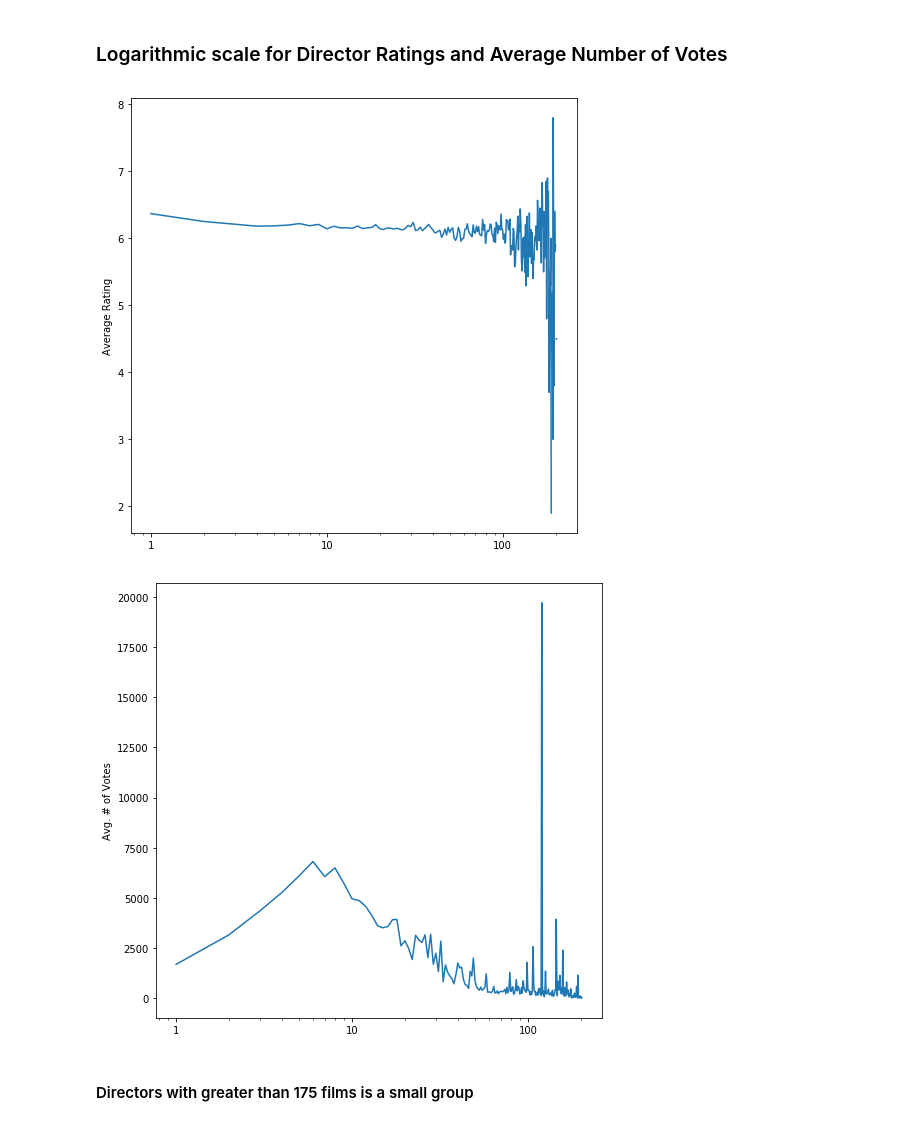
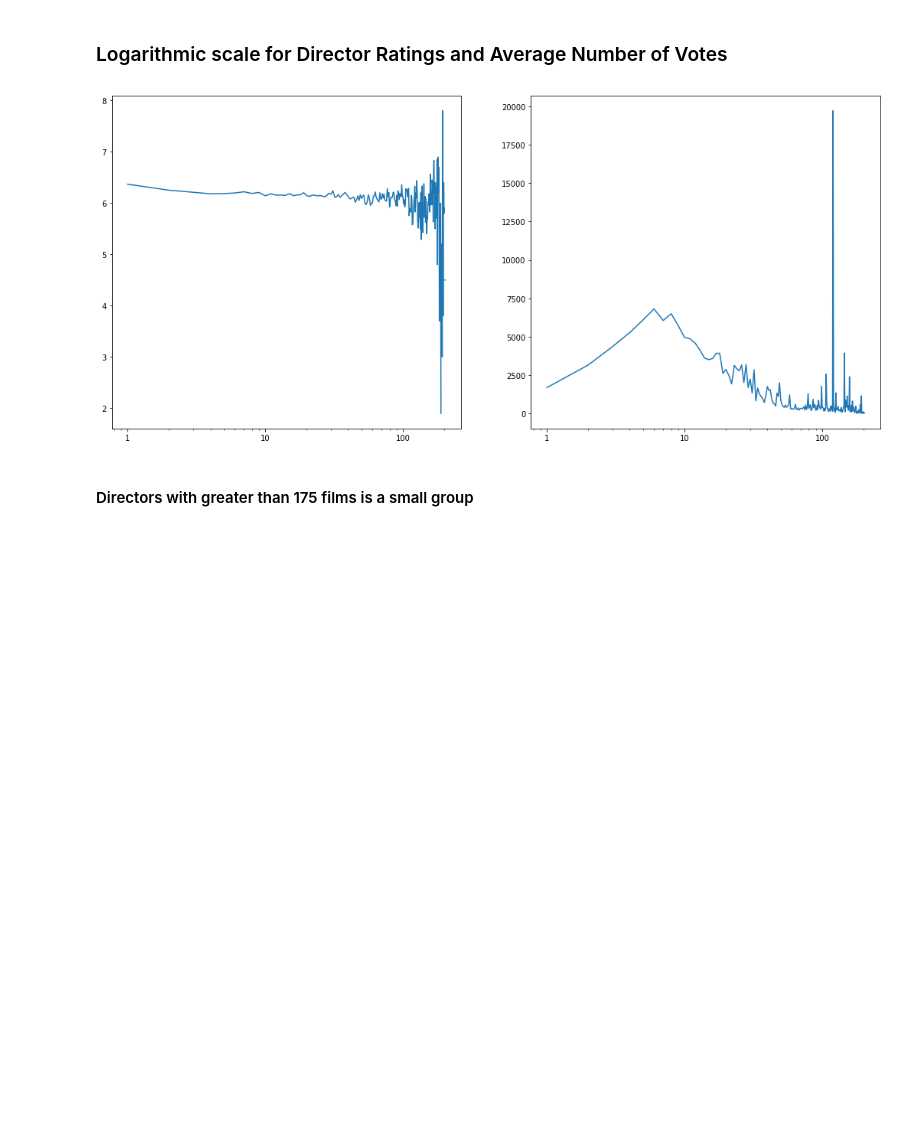
Before and after one commit to kylemcorliss/Thinkful, a Jupyter notebook: Fundamentals_Capstone/Capstone_IMDB_ratings.ipynb, the cells around one changed output. Cells and saved outputs as stored; diff of their text form; code cells hidden in the pictures; blank space fills up the shorter version.

```diff
--- a/Fundamentals_Capstone/Capstone_IMDB_ratings.ipynb
+++ b/Fundamentals_Capstone/Capstone_IMDB_ratings.ipynb
@@ -350,24 +352,19 @@ Not pictured here, but if you start to look at the top 200 or top 300 directors
 # %% [markdown]
 ### Logarithmic scale for Director Ratings and Average Number of Votes
 # %%
-fig, ax = plt.subplots(figsize=(8,8))
-ax.plot(df_dir_rank_ratings.index,df_dir_rank_ratings['averageRating'].values)
-ax.set_xscale('log')
-ax.set_ylabel('Average Rating')
-#ax.set_xticks(np.arange(0,150,10))
+plt.figure(figsize=(18,8))
+ax = plt.subplot(1,2,1)
+plt.plot(df_dir_rank_ratings.index,df_dir_rank_ratings['averageRating'].values)
+plt.xscale('log')
 ax.get_xaxis().set_major_formatter(matplotlib.ticker.ScalarFormatter())
 
-fig1, ax1 = plt.subplots(figsize=(8,8))
-ax1.plot(df_dir_rank_ratings.index,df_dir_rank_ratings['numVotes'].values)
-ax1.set_xscale('log')
-ax1.set_ylabel('Avg. # of Votes')
+ax1 = plt.subplot(1,2,2)
+plt.plot(df_dir_rank_ratings.index,df_dir_rank_ratings['numVotes'].values)
+plt.xscale('log')
 ax1.get_xaxis().set_major_formatter(matplotlib.ticker.ScalarFormatter())
 plt.show()
-
-plt.show()
 # %% [output]
-[figure, old version]
+[figure, new version]
-[figure, removed]
 # %% [markdown]
 #### Directors with greater than 175 films is a small group
 # %%
```
Also changed, not shown: parts of 4 cells of this notebook.
